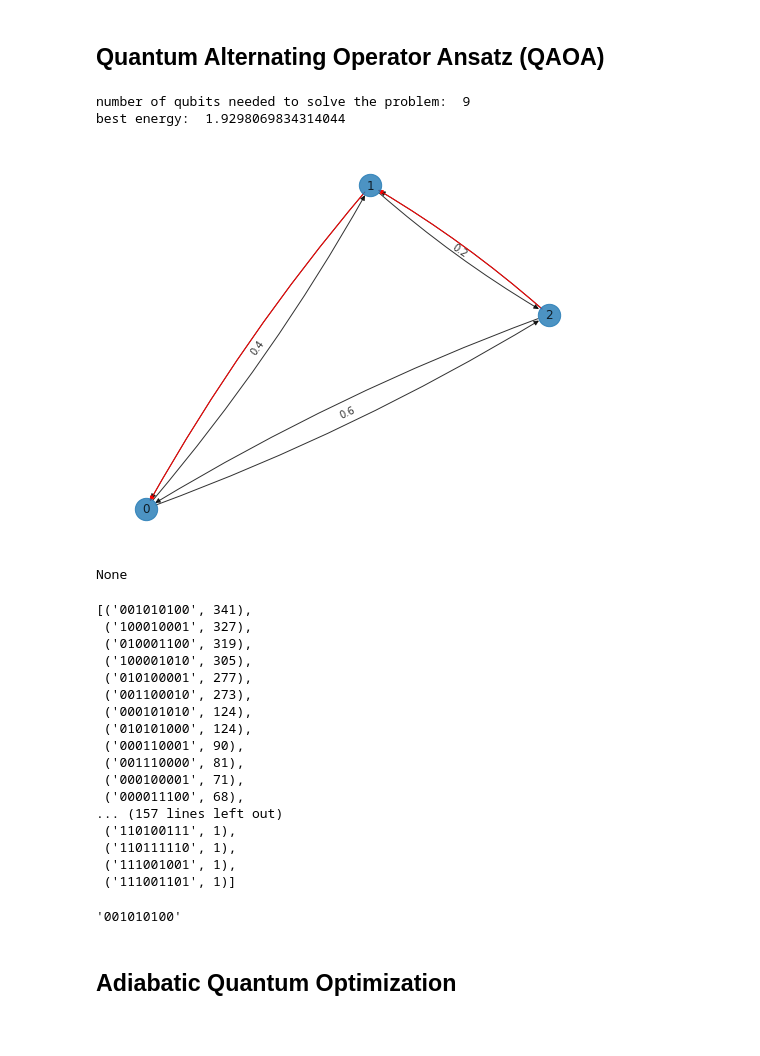
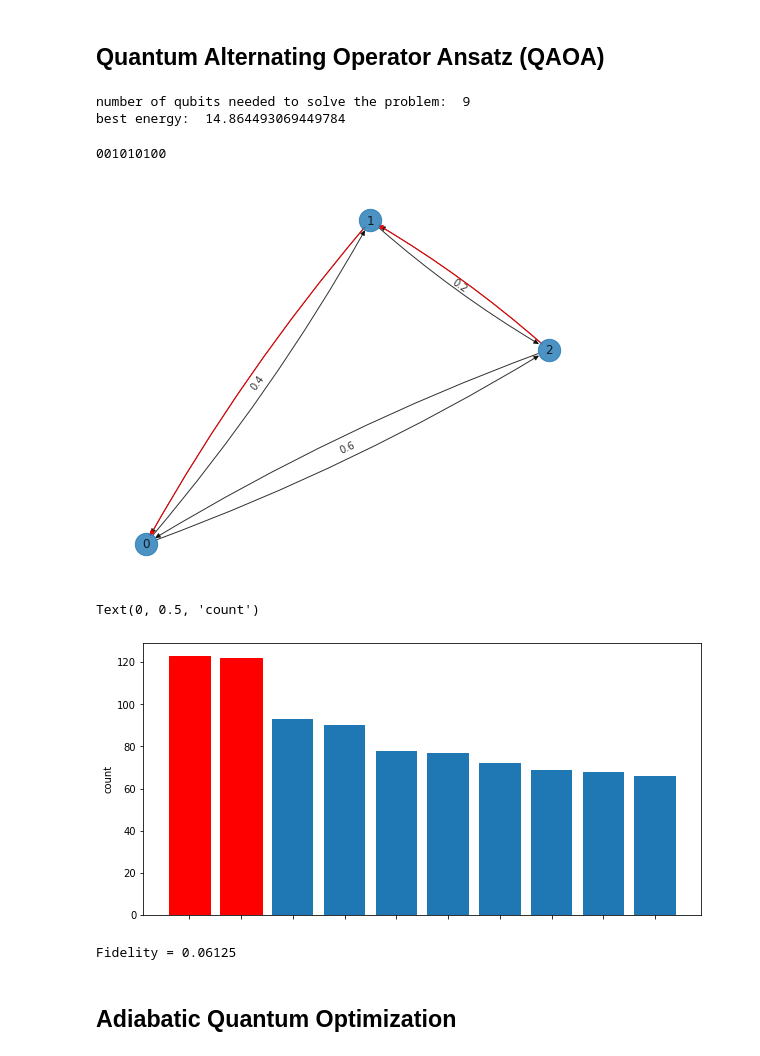
Before and after one commit to j00nkim/ETH-HACKATHON-2023, a Jupyter notebook: Software Challenge/first_challenge.ipynb, the cells around one changed output. Cells and saved outputs as stored; diff of their text form; code cells hidden in the pictures.

```diff
--- a/Software Challenge/first_challenge.ipynb
+++ b/Software Challenge/first_challenge.ipynb
@@ -152,7 +128,7 @@ def build_TSP_hamiltonian(G : nx.Graph) ->  hamiltonians.SymbolicHamiltonian:
                 if (alpha, beta) in G.edges():
                     h4 += edge_labels[(alpha,beta)]*(1-Z(alpha + j*n))/2*(1-Z(beta + (j+1)*n))/2
 
-    return hamiltonians.SymbolicHamiltonian(h1 + h2 + h3 + h4)
+    return hamiltonians.SymbolicHamiltonian(5*h1 + 5*h2 + 5*h3 + h4)
 
 def build_mixer_hamiltonian(G: nx.Graph) ->  hamiltonians.SymbolicHamiltonian:
     '''
@@ -319,7 +279,7 @@ best_energy, final_parameters, extra = qaoa.minimize(
 print("best energy: ", best_energy)
 # %% [output]
 number of qubits needed to solve the problem:  9
-best energy:  1.9298069834314044
+best energy:  14.864493069449784
 # %%
 from qibo.states import CircuitResult
 from qibo import gates
@@ -340,37 +300,32 @@ freq_counter = result.frequencies()
 ordered_freq_counter = sorted(freq_counter.items(), key=lambda item: item[1], reverse=True)
 qaoa_solution = ordered_freq_counter[0][0]
 
+print(qaoa_solution)
 display_solution(qaoa_solution, G) # QAOA solution is a binary string containing the solution
 # %% [output]
+001010100
 [figure]
-# %%
-print(initial_state)
-# %% [output]
-None
-# %%
-ordered_freq_counter
-# %% [output]
-[('001010100', 341),
- ('100010001', 327),
- ('010001100', 319),
- ('100001010', 305),
- ('010100001', 277),
- ('001100010', 273),
- ('000101010', 124),
- ('010101000', 124),
- ('000110001', 90),
- ('001110000', 81),
- ('000100001', 71),
- ('000011100', 68),
-... (157 lines left out)
- ('110100111', 1),
- ('110111110', 1),
- ('111001001', 1),
- ('111001101', 1)]
-# %%
-qaoa_solution
-# %% [output]
-'001010100'
+# %%
+import matplotlib.pyplot as plt
+
+# plotting 10 states with highest count for visibility
+
+plt.figure(figsize=(10,5))
+hist = ordered_freq_counter[:10]
+count = [e[1] for e in hist]
+barlist = plt.bar(list(range(10)), count, tick_label = [None for i in range(10)])
+barlist[0].set_color('r')
+barlist[1].set_color('r')
+plt.ylabel("count")
+# %% [output]
+Text(0, 0.5, 'count')
+[figure, added]
+# %%
+# QAOA fidelity
+success_count = count[0] + count[1]
+print("Fidelity =", success_count / nshots)
+# %% [output]
+Fidelity = 0.06125
 # %% [markdown]
 ## Adiabatic Quantum Optimization
 # %%
```
Also changed, not shown: parts of 20 cells of this notebook, 1 other file.
